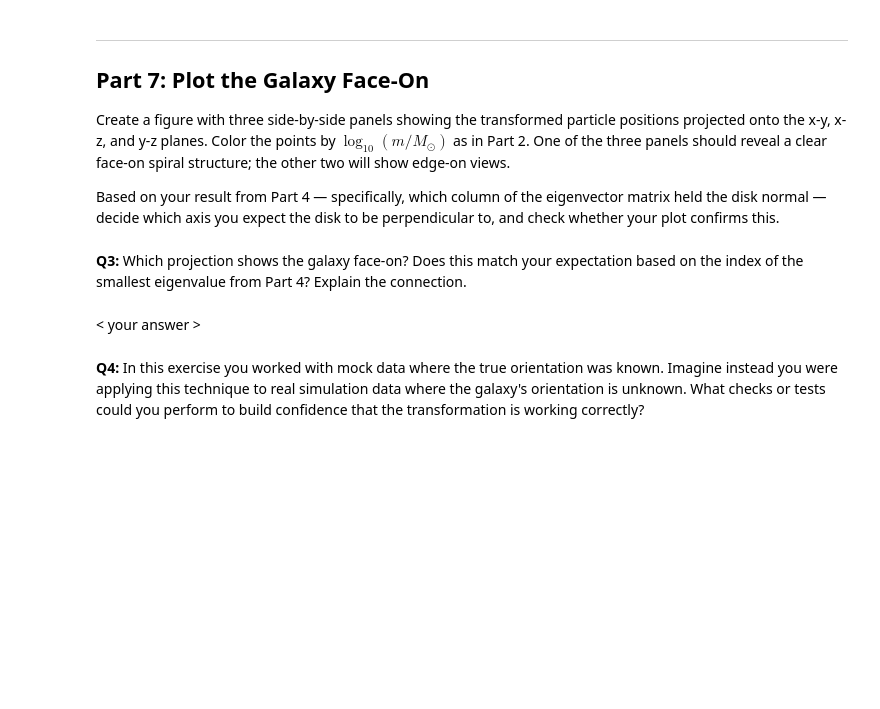
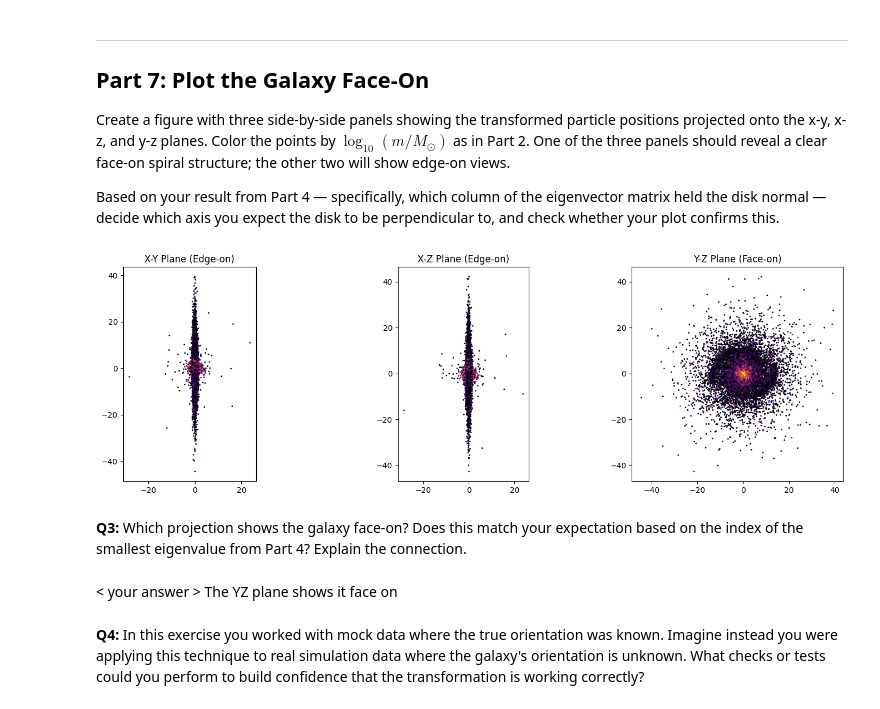
Before and after one commit to tylerrom/numerical-methods, a Jupyter notebook: assignments/week_07/coordinate_transform.ipynb, the cells around one changed output. Cells and saved outputs as stored; diff of their text form; code cells hidden in the pictures; blank space fills up the shorter version.

```diff
--- a/assignments/week_07/coordinate_transform.ipynb
+++ b/assignments/week_07/coordinate_transform.ipynb
@@ -240,4 +240,7 @@ The matrix whose columns are the eigenvectors of the inertia tensor defines a ne
 
 Use [`numpy.linalg.inv`](https://numpy.org/doc/stable/reference/generated/numpy.linalg.inv.html) to compute the transformation matrix. Then verify your result: the product of the transformation matrix and the eigenvector matrix should be very close to the identity matrix. Print both to confirm.
 # %%
-# Compute the transformation matrix T = inv(eigenvector matrix); verify T @ V ≈ identity
+# Compute the transformation matrix T = inv(eigenvector matrix); verify T @ V ≈ identity T = np.linalg.inv(eigvecs)
+T = np.linalg.inv(eigvecs)
+
+np.round(T @ eigvecs, decimals=2)
@@ -250,3 +257,6 @@ To transform all particle positions into the new coordinate system, note that ea
 Apply the transformation and verify that the output array has the same shape as the input.
 # %%
 # Apply the transformation to all particle positions; print original and new shapes to verify
+transformed_positions = positions @ T.T
+print("Original shape: ", positions.shape)
+print("Transformed shape: ", transformed_positions.shape)
@@ -264,7 +273,33 @@ Based on your result from Part 4 — specifically, which column of the eigenvect
+# %%
+
+
+# Three-panel figure: x-y, x-z, and y-z projections of the transformed positions, colored by log10(mass)
+import matplotlib.pyplot as plt
+
+x_new = transformed_positions[:, 0]
+y_new = transformed_positions[:, 1]
+z_new = transformed_positions[:, 2]
+
+fig, ax = plt.subplots(1, 3, figsize=(18, 5))
+
+ax[0].scatter(x_new, y_new, c=np.log10(masses), s=1, cmap='inferno')
+ax[0].set_title('X-Y Plane (Edge-on)')
+
+ax[1].scatter(x_new, z_new, c=np.log10(masses), s=1, cmap='inferno')
+ax[1].set_title('X-Z Plane (Edge-on)') # Based on idx=1 being the normal
+
+ax[2].scatter(y_new, z_new, c=np.log10(masses), s=1, cmap='inferno')
+ax[2].set_title('Y-Z Plane (Face-on)')
+
+for a in ax:
+    a.set_aspect('equal')
+plt.show()
+# %% [output]
+[figure, added]
 # %% [markdown]
 **Q3:** Which projection shows the galaxy face-on? Does this match your expectation based on the index of the smallest eigenvalue from Part 4? Explain the connection.
 # %% [markdown]
-< your answer >
+< your answer > The YZ plane shows it face on
 # %% [markdown]
 **Q4:** In this exercise you worked with mock data where the true orientation was known. Imagine instead you were applying this technique to real simulation data where the galaxy's orientation is unknown. What checks or tests could you perform to build confidence that the transformation is working correctly?
 # %% [markdown]
```
Also changed, not shown: parts of 5 cells of this notebook.
